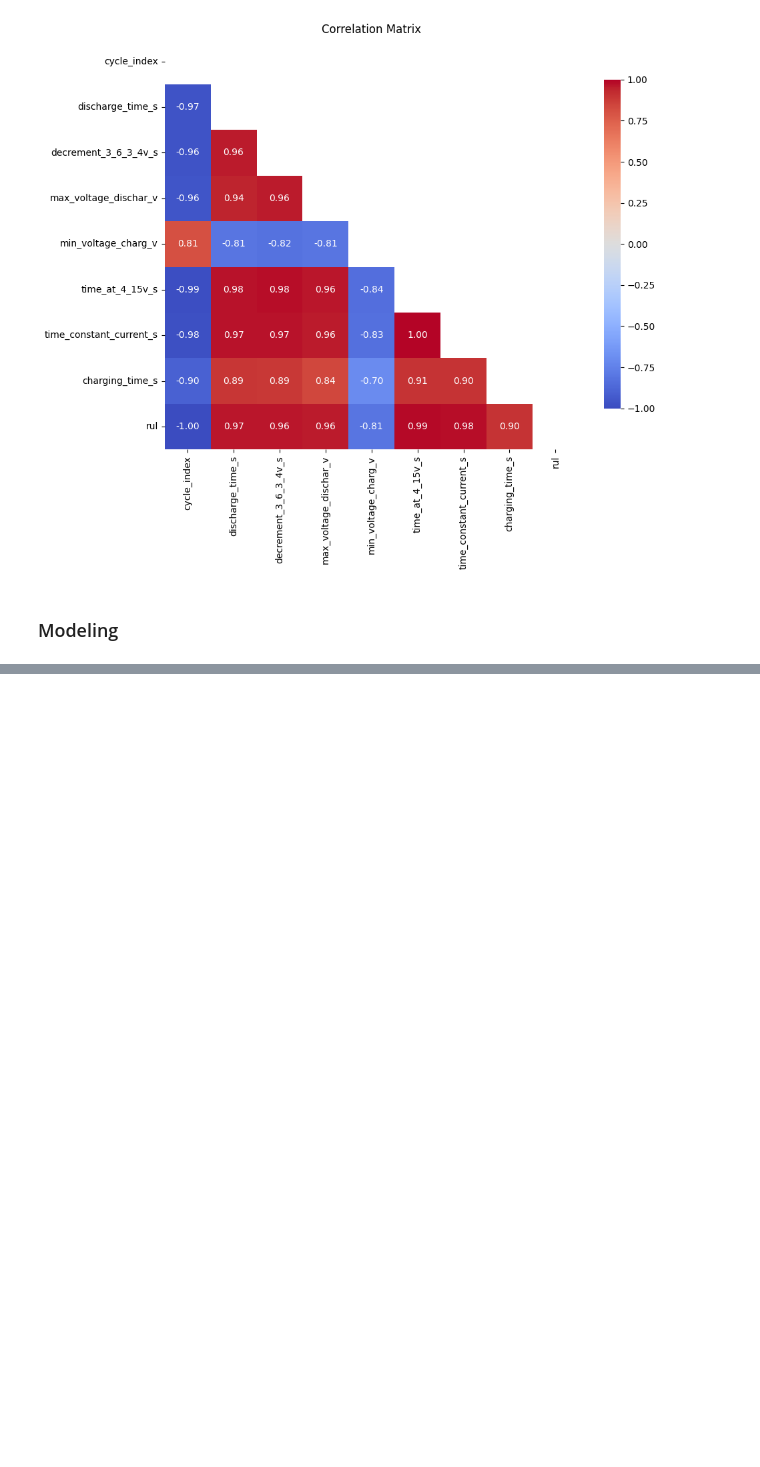
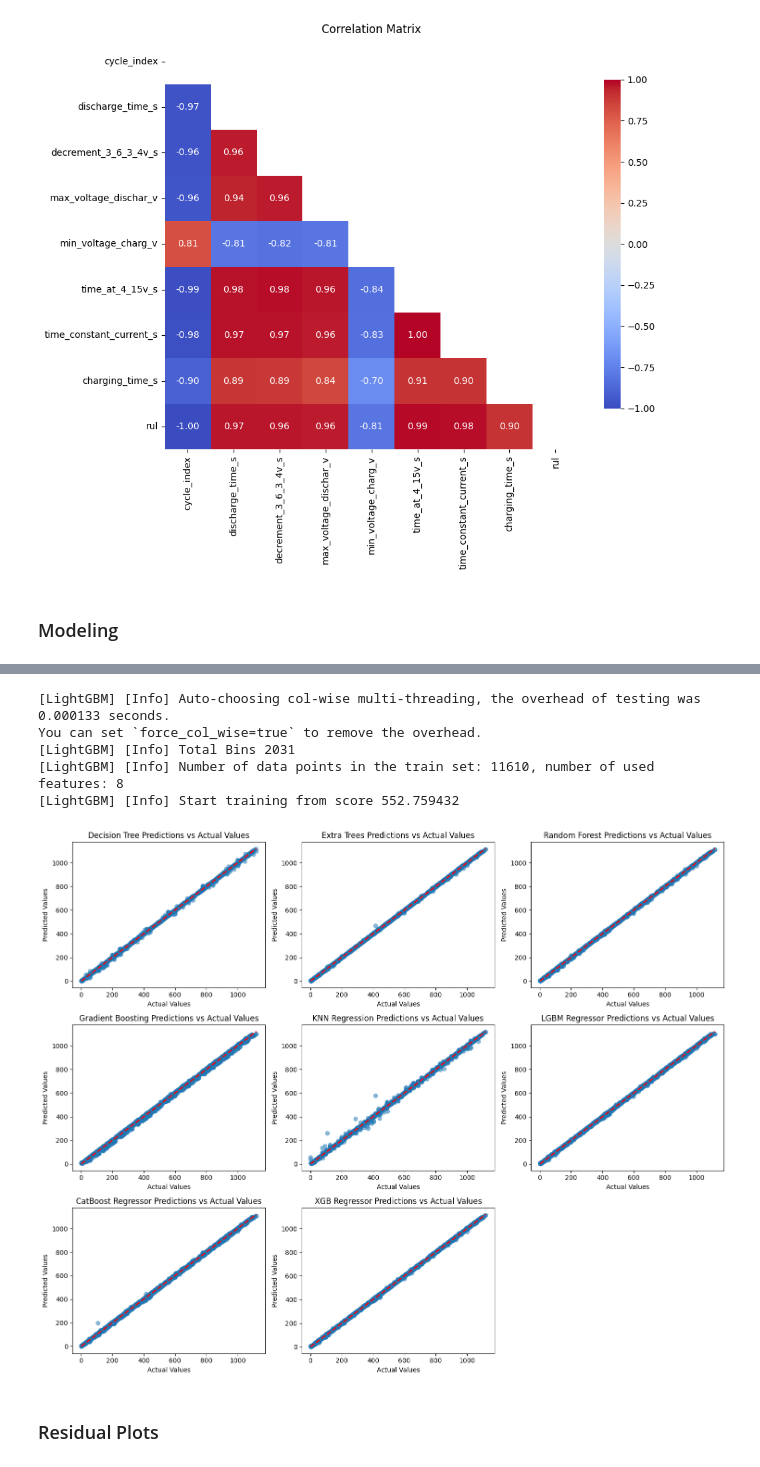
Before and after one commit to gregorywmorris/batteryrul, a Jupyter notebook: battery_rul.ipynb, the cells around one changed output, grey strips where cells are left out. Drawn from its saved outputs; the diff is of its cells as text; code cells hidden in the pictures; blank space fills up the shorter version.

Commit message:
notebook model graphs

```diff
--- a/battery_rul.ipynb
+++ b/battery_rul.ipynb
@@ -338,0 +387,12 @@ plt.show()
+# %%
+# Train test split
+X_train, X_test, y_train, y_test = train_test_split(X,y, test_size=0.2, random_state=42)
+# %%
+# Initialize standard scaler
+scaler = MinMaxScaler()
+
+# Fit and transform the training data
+X_train_scaled = scaler.fit_transform(X_train)
+
+# Transform the testing data
+X_test_scaled = scaler.transform(X_test)
@@ -338,0 +492,36 @@ plt.show()
+# %%
+import matplotlib.pyplot as plt
+
+# Grid layout
+rows, cols = 3, 3
+
+# Figure size
+plt.figure(figsize=(15, 12))
+
+# Loop over models
+for idx, (model_name, model) in enumerate(models.items(), 1):
+    # Fit the model
+    model.fit(X_train_scaled, y_train)
+    # Make predictions
+    y_pred = model.predict(X_test_scaled)
+
+    # Scatter plot of predictions vs actual values for each model
+    plt.subplot(rows, cols, idx)
+    plt.scatter(y_test, y_pred, alpha=0.5)
+    plt.plot([min(y_test), max(y_test)], [min(y_test), max(y_test)], linestyle='--', color='red', linewidth=2)
+    plt.title(f'{model_name} Predictions vs Actual Values')
+    plt.xlabel('Actual Values')
+    plt.ylabel('Predicted Values')
+
+# Adjust layout
+plt.tight_layout()
+plt.show()
+# %% [output]
+[LightGBM] [Info] Auto-choosing col-wise multi-threading, the overhead of testing was 0.000133 seconds.
+You can set `force_col_wise=true` to remove the overhead.
+[LightGBM] [Info] Total Bins 2031
+[LightGBM] [Info] Number of data points in the train set: 11610, number of used features: 8
+[LightGBM] [Info] Start training from score 552.759432
+[figure, added]
+# %% [markdown]
+### Residual Plots
```
Also changed, not shown: parts of 10 cells of this notebook, 6 other files.
